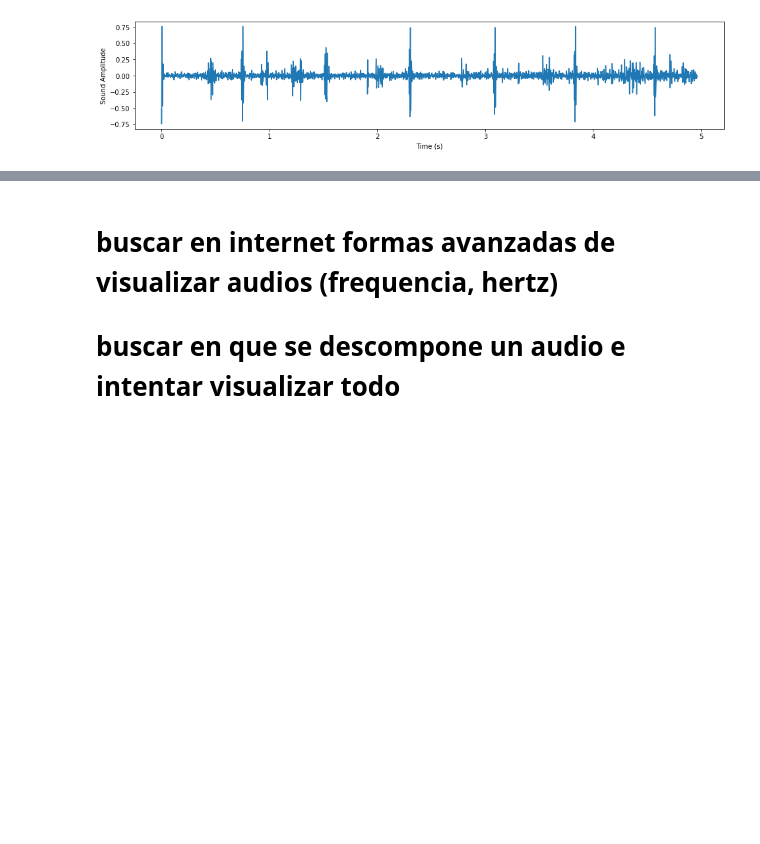
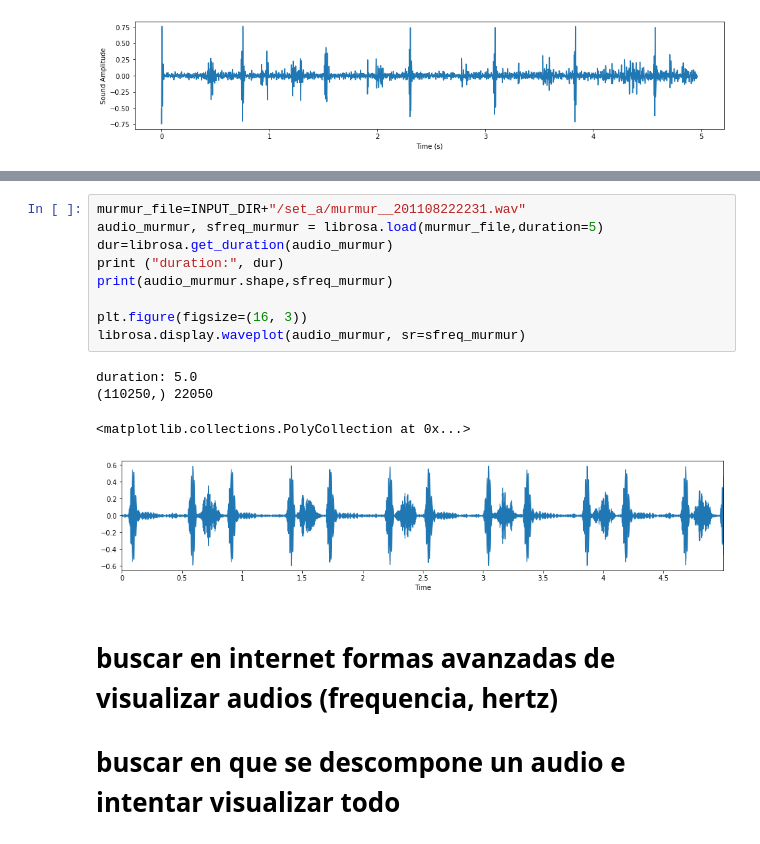
Before and after one commit to martinnss/Micro_Projects, a Jupyter notebook: apuntes datacamp/Time Seriesi.ipynb, the cells around one changed output, grey strips where cells are left out. Drawn from its saved outputs; the diff is of its cells as text; blank space fills up the shorter version.

```diff
--- a/apuntes datacamp/Time Seriesi.ipynb
+++ b/apuntes datacamp/Time Seriesi.ipynb
@@ -132,3 +137,17 @@ duration: 4.963809523809524
+# %%
+murmur_file=INPUT_DIR+"/set_a/murmur__201108222231.wav"
+audio_murmur, sfreq_murmur = librosa.load(murmur_file,duration=5)
+dur=librosa.get_duration(audio_murmur)
+print ("duration:", dur)
+print(audio_murmur.shape,sfreq_murmur)
+
+plt.figure(figsize=(16, 3))
+librosa.display.waveplot(audio_murmur, sr=sfreq_murmur)
+# %% [output]
+duration: 5.0
+(110250,) 22050
+<matplotlib.collections.PolyCollection at 0x...>
+[figure, added]
 # %% [markdown]
 # buscar en internet formas avanzadas de visualizar audios (frequencia, hertz)
 # buscar en que se descompone un audio e intentar visualizar todo
```
Also changed, not shown: parts of 1 cell of this notebook.
